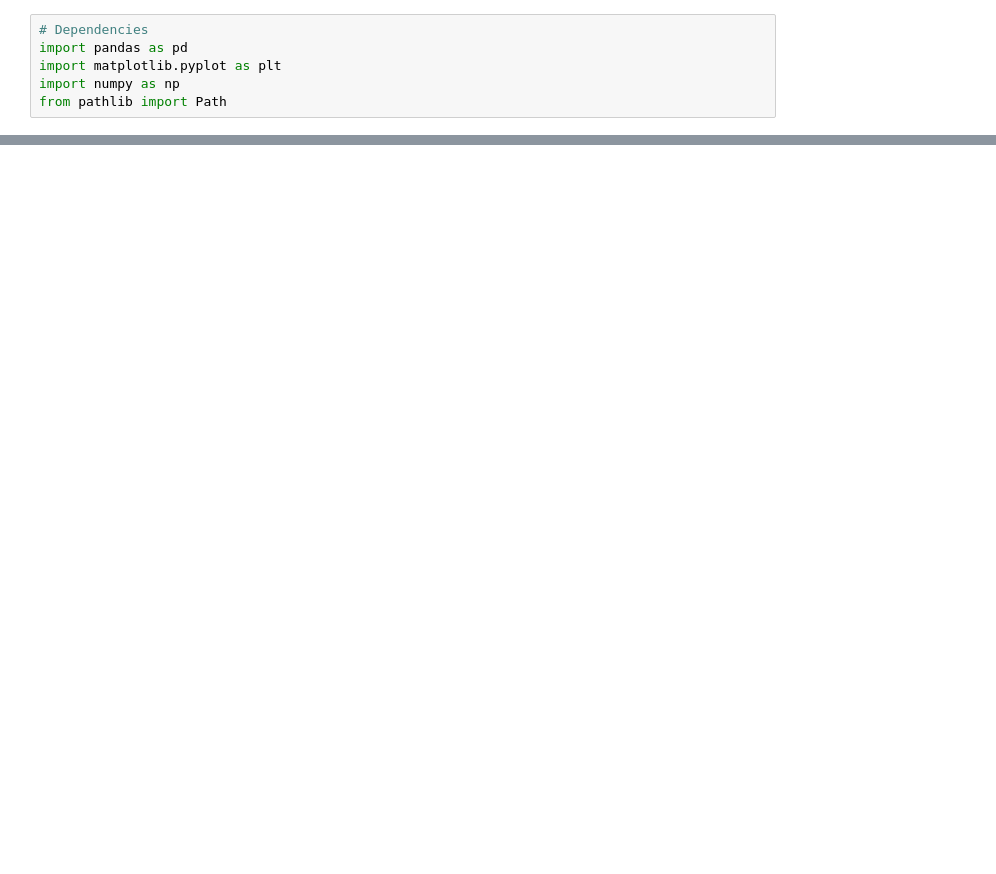
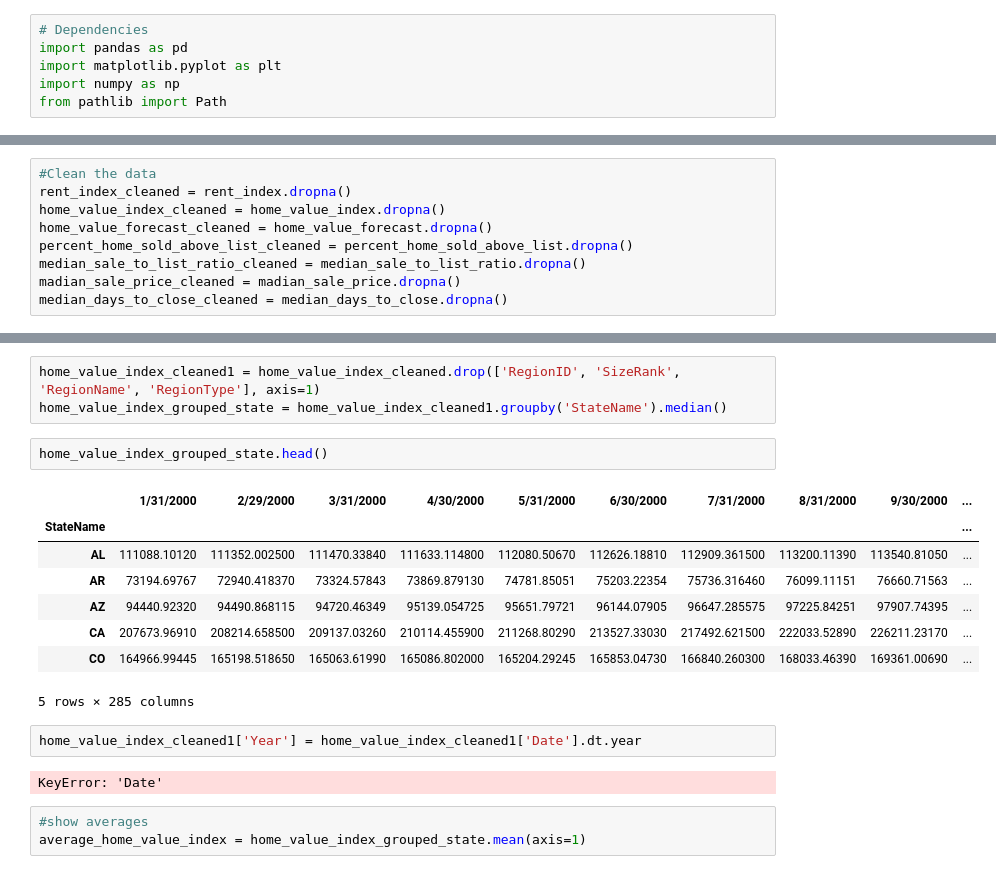
Before and after one commit to josephlomas/Project1_GroupRepo, a Jupyter notebook: real_estate_eda.ipynb, the cells around one changed output, grey strips where cells are left out. Cells and saved outputs as stored; diff of their text form; blank space fills up the shorter version.

```diff
--- a/real_estate_eda.ipynb
+++ b/real_estate_eda.ipynb
@@ -50,0 +43,9 @@ print(rent_index_by_region)
+# %%
+#Clean the data
+rent_index_cleaned = rent_index.dropna()
+home_value_index_cleaned = home_value_index.dropna()
+home_value_forecast_cleaned = home_value_forecast.dropna()
+percent_home_sold_above_list_cleaned = percent_home_sold_above_list.dropna()
+median_sale_to_list_ratio_cleaned = median_sale_to_list_ratio.dropna()
+madian_sale_price_cleaned = madian_sale_price.dropna()
+median_days_to_close_cleaned = median_days_to_close.dropna()
@@ -50,0 +211,21 @@ print(rent_index_by_region)
+# %%
+home_value_index_cleaned1 = home_value_index_cleaned.drop(['RegionID', 'SizeRank', 'RegionName', 'RegionType'], axis=1)
+home_value_index_grouped_state = home_value_index_cleaned1.groupby('StateName').median()
+# %%
+home_value_index_grouped_state.head()
+# %% [output]
+|  | 1/31/2000 | 2/29/2000 | 3/31/2000 | 4/30/2000 | 5/31/2000 | 6/30/2000 | 7/31/2000 | 8/31/2000 | 9/30/2000 | ... |
+| StateName |  |  |  |  |  |  |  |  |  | ... |
+| AL | 111088.10120 | 111352.002500 | 111470.33840 | 111633.114800 | 112080.50670 | 112626.18810 | 112909.361500 | 113200.11390 | 113540.81050 | ... |
+| AR | 73194.69767 | 72940.418370 | 73324.57843 | 73869.879130 | 74781.85051 | 75203.22354 | 75736.316460 | 76099.11151 | 76660.71563 | ... |
+| AZ | 94440.92320 | 94490.868115 | 94720.46349 | 95139.054725 | 95651.79721 | 96144.07905 | 96647.285575 | 97225.84251 | 97907.74395 | ... |
+| CA | 207673.96910 | 208214.658500 | 209137.03260 | 210114.455900 | 211268.80290 | 213527.33030 | 217492.621500 | 222033.52890 | 226211.23170 | ... |
+| CO | 164966.99445 | 165198.518650 | 165063.61990 | 165086.802000 | 165204.29245 | 165853.04730 | 166840.260300 | 168033.46390 | 169361.00690 | ... |
+5 rows × 285 columns
+# %%
+home_value_index_cleaned1['Year'] = home_value_index_cleaned1['Date'].dt.year
+# %% [output]
+KeyError: 'Date'
+# %%
+#show averages
+average_home_value_index = home_value_index_grouped_state.mean(axis=1)
```
Also changed, not shown: parts of 21 cells of this notebook.
